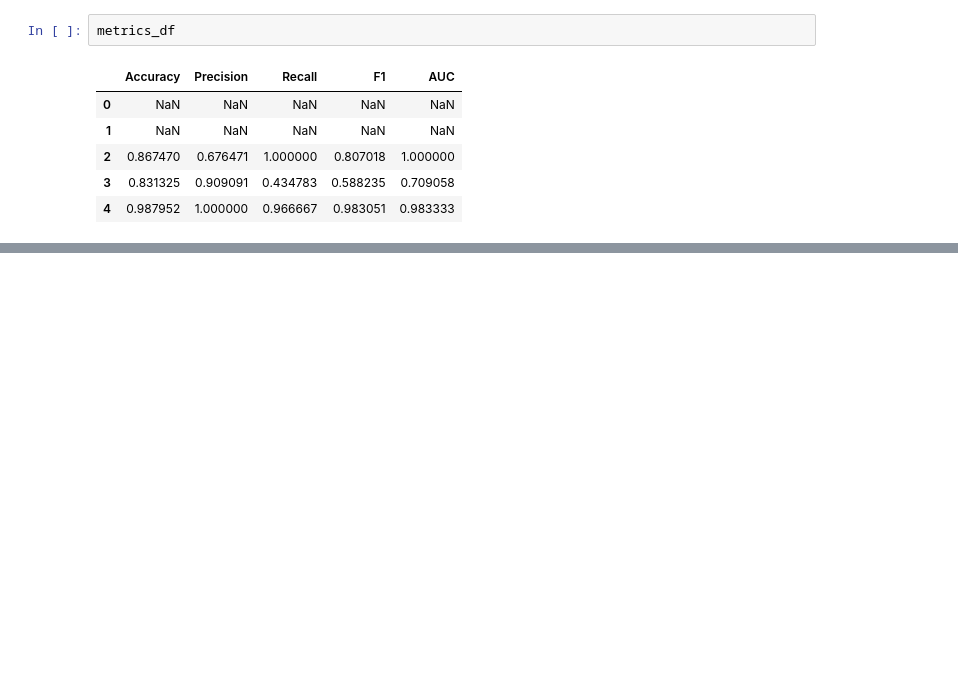
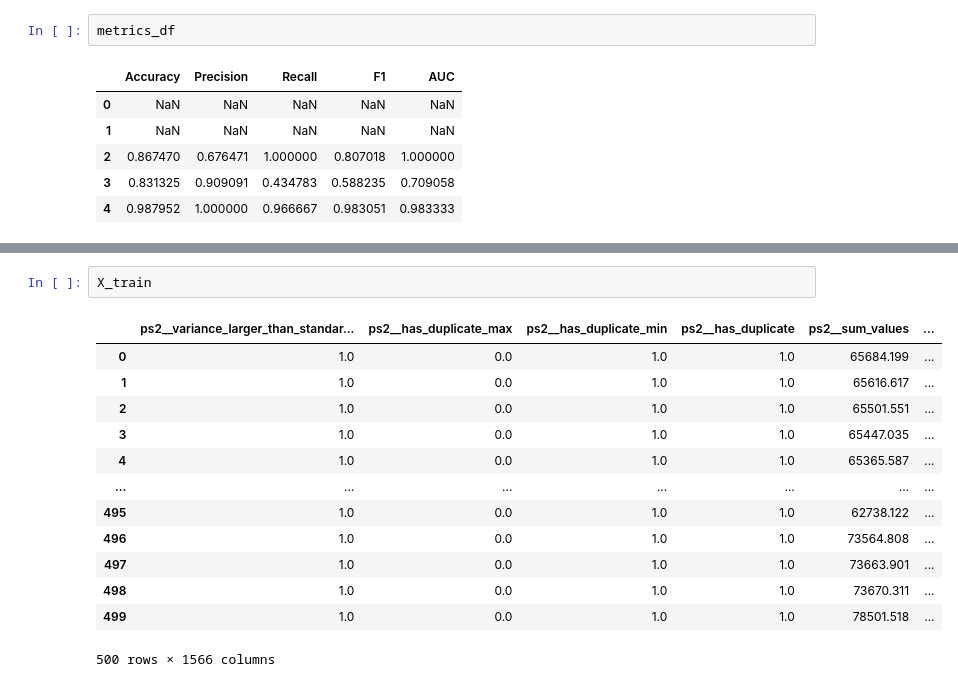
Before and after one commit to adelchi91/condition_monitoring_of_hydraulic_systems, a Jupyter notebook: notebook/exploratory.ipynb, the cells around one changed output, grey strips where cells are left out. Cells and saved outputs as stored; diff of their text form; blank space fills up the shorter version.

```diff
--- a/notebook/exploratory.ipynb
+++ b/notebook/exploratory.ipynb
@@ -354,0 +359,16 @@ metrics_df
+# %%
+X_train
+# %% [output]
+|  | ps2__variance_larger_than_standar... | ps2__has_duplicate_max | ps2__has_duplicate_min | ps2__has_duplicate | ps2__sum_values | ... |
+| 0 | 1.0 | 0.0 | 1.0 | 1.0 | 65684.199 | ... |
+| 1 | 1.0 | 0.0 | 1.0 | 1.0 | 65616.617 | ... |
+| 2 | 1.0 | 0.0 | 1.0 | 1.0 | 65501.551 | ... |
+| 3 | 1.0 | 0.0 | 1.0 | 1.0 | 65447.035 | ... |
+| 4 | 1.0 | 0.0 | 1.0 | 1.0 | 65365.587 | ... |
+| ... | ... | ... | ... | ... | ... | ... |
+| 495 | 1.0 | 0.0 | 1.0 | 1.0 | 62738.122 | ... |
+| 496 | 1.0 | 0.0 | 1.0 | 1.0 | 73564.808 | ... |
+| 497 | 1.0 | 0.0 | 1.0 | 1.0 | 73663.901 | ... |
+| 498 | 1.0 | 0.0 | 1.0 | 1.0 | 73670.311 | ... |
+| 499 | 1.0 | 0.0 | 1.0 | 1.0 | 78501.518 | ... |
+500 rows × 1566 columns
```
Also changed, not shown: parts of 1 cell of this notebook, 1 other file.
